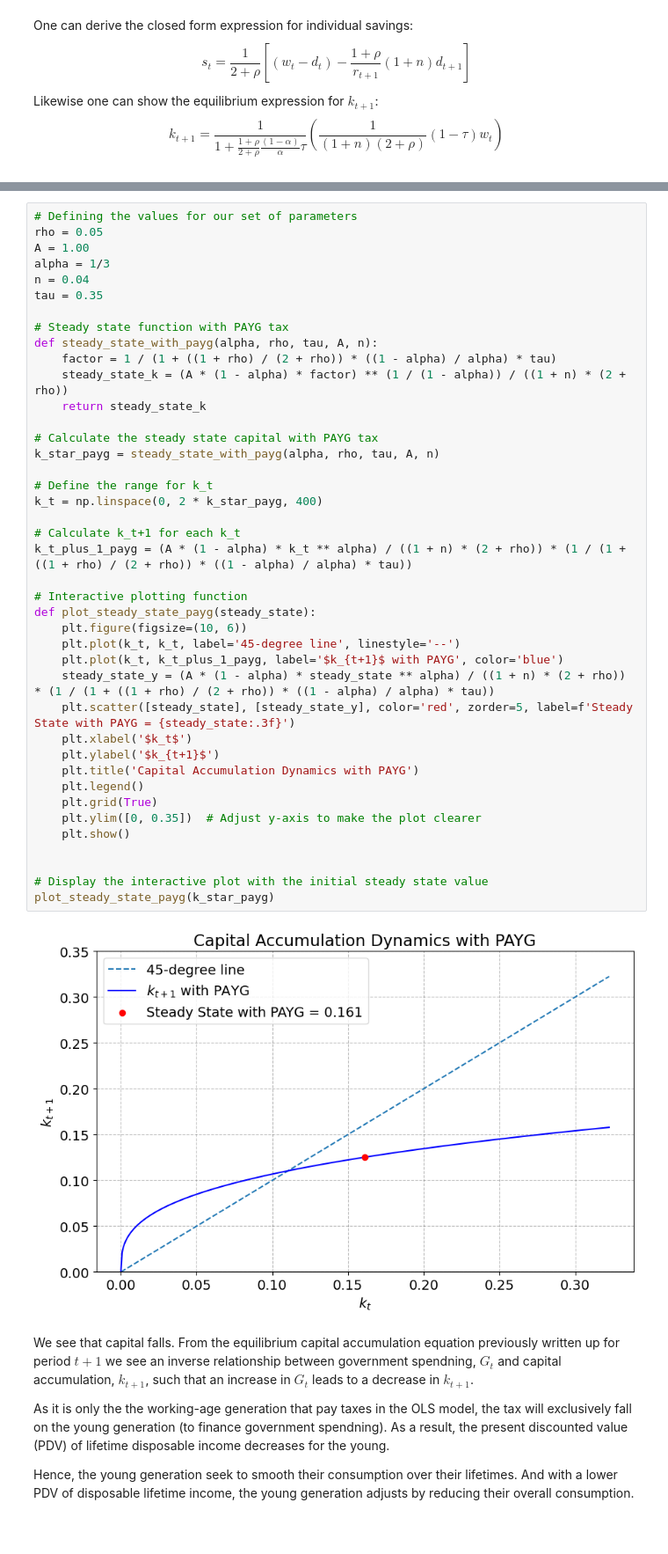
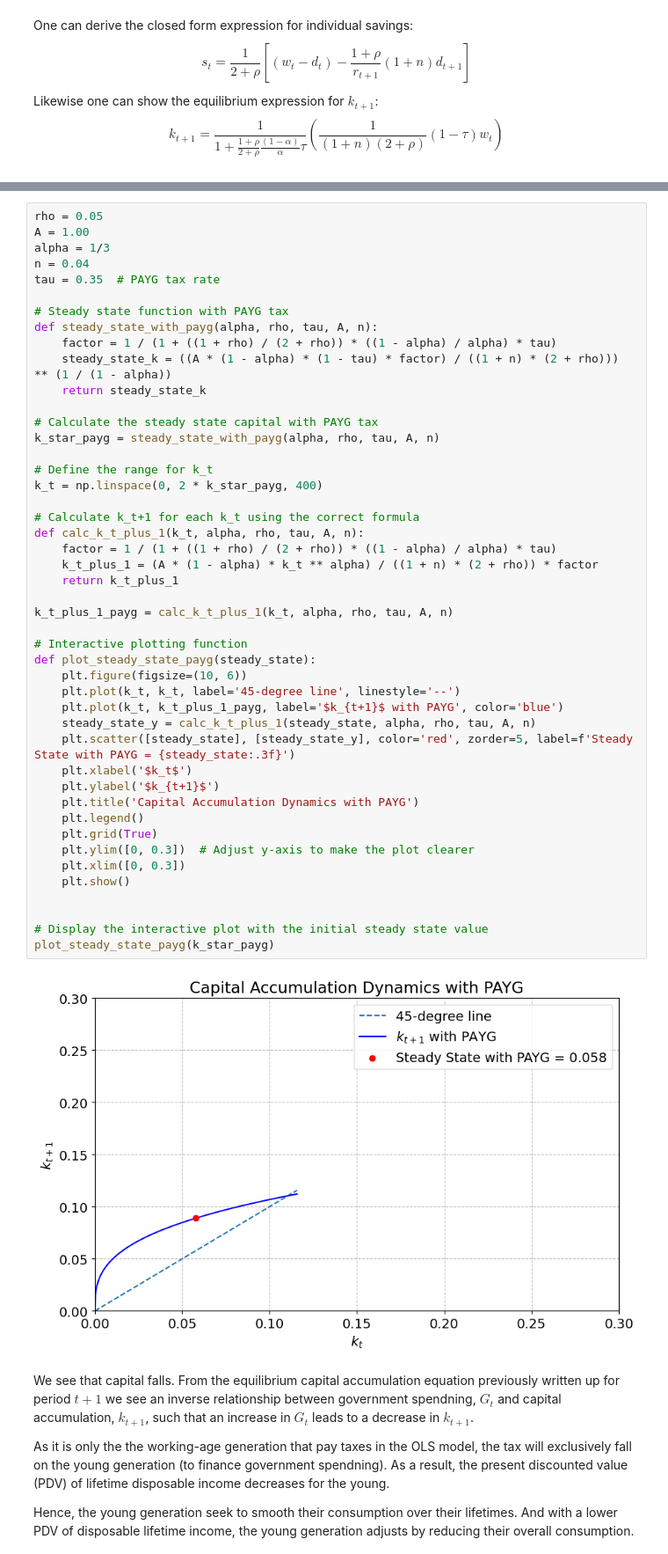
Before and after one commit to NumEconCopenhagen/projects-2024-Simon-C-og-Jens-H, a Jupyter notebook: modelproject/modelproject.ipynb, the cells around one changed output, grey strips where cells are left out. Shown at 88% size. Saved outputs shown, nothing was run; the diff lists cells and outputs as text; blank space fills up the shorter version.

```diff
--- a/modelproject/modelproject.ipynb
+++ b/modelproject/modelproject.ipynb
@@ -269,46 +332,51 @@ $$
 # %%
-# Defining the values for our set of parameters
 rho = 0.05
 A = 1.00
 alpha = 1/3
 n = 0.04
-tau = 0.35
+tau = 0.35  # PAYG tax rate
 
 # Steady state function with PAYG tax
 def steady_state_with_payg(alpha, rho, tau, A, n):
     factor = 1 / (1 + ((1 + rho) / (2 + rho)) * ((1 - alpha) / alpha) * tau)
-    steady_state_k = (A * (1 - alpha) * factor) ** (1 / (1 - alpha)) / ((1 + n) * (2 + rho))
+    steady_state_k = ((A * (1 - alpha) * (1 - tau) * factor) / ((1 + n) * (2 + rho))) ** (1 / (1 - alpha))
     return steady_state_k
 
 # Calculate the steady state capital with PAYG tax
 k_star_payg = steady_state_with_payg(alpha, rho, tau, A, n)
 
 # Define the range for k_t
 k_t = np.linspace(0, 2 * k_star_payg, 400)
 
-# Calculate k_t+1 for each k_t
-k_t_plus_1_payg = (A * (1 - alpha) * k_t ** alpha) / ((1 + n) * (2 + rho)) * (1 / (1 + ((1 + rho) / (2 + rho)) * ((1 - alpha) / alpha) * tau))
+# Calculate k_t+1 for each k_t using the correct formula
+def calc_k_t_plus_1(k_t, alpha, rho, tau, A, n):
+    factor = 1 / (1 + ((1 + rho) / (2 + rho)) * ((1 - alpha) / alpha) * tau)
+    k_t_plus_1 = (A * (1 - alpha) * k_t ** alpha) / ((1 + n) * (2 + rho)) * factor
+    return k_t_plus_1
+
+k_t_plus_1_payg = calc_k_t_plus_1(k_t, alpha, rho, tau, A, n)
 
 # Interactive plotting function
 def plot_steady_state_payg(steady_state):
     plt.figure(figsize=(10, 6))
     plt.plot(k_t, k_t, label='45-degree line', linestyle='--')
     plt.plot(k_t, k_t_plus_1_payg, label='$k_{t+1}$ with PAYG', color='blue')
-    steady_state_y = (A * (1 - alpha) * steady_state ** alpha) / ((1 + n) * (2 + rho)) * (1 / (1 + ((1 + rho) / (2 + rho)) * ((1 - alpha) / alpha) * tau))
+    steady_state_y = calc_k_t_plus_1(steady_state, alpha, rho, tau, A, n)
     plt.scatter([steady_state], [steady_state_y], color='red', zorder=5, label=f'Steady State with PAYG = {steady_state:.3f}')
     plt.xlabel('$k_t$')
     plt.ylabel('$k_{t+1}$')
     plt.title('Capital Accumulation Dynamics with PAYG')
     plt.legend()
     plt.grid(True)
-    plt.ylim([0, 0.35])  # Adjust y-axis to make the plot clearer
+    plt.ylim([0, 0.3])  # Adjust y-axis to make the plot clearer
+    plt.xlim([0, 0.3])
     plt.show()
 
 
 # Display the interactive plot with the initial steady state value
 plot_steady_state_payg(k_star_payg)
 # %% [output]
-[figure, old version]
+[figure, new version]
 # %% [markdown]
 We see that capital falls. From the equilibrium capital accumulation equation previously written up for period $t+1$ we see an inverse relationship between government spendning, $G_t$ and capital accumulation, $k_{t+1}$, such that an increase in $G_t$ leads to a decrease in $k_{t+1}$.
 
```
Also changed, not shown: parts of 3 cells of this notebook.
